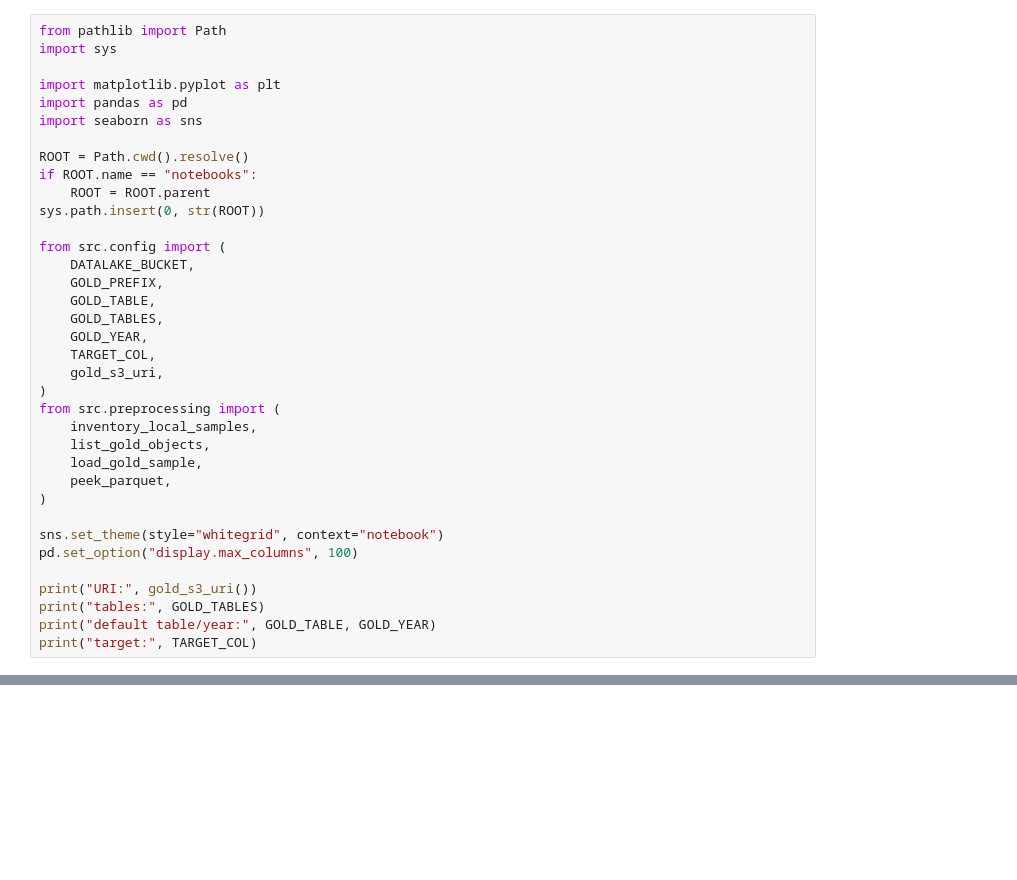
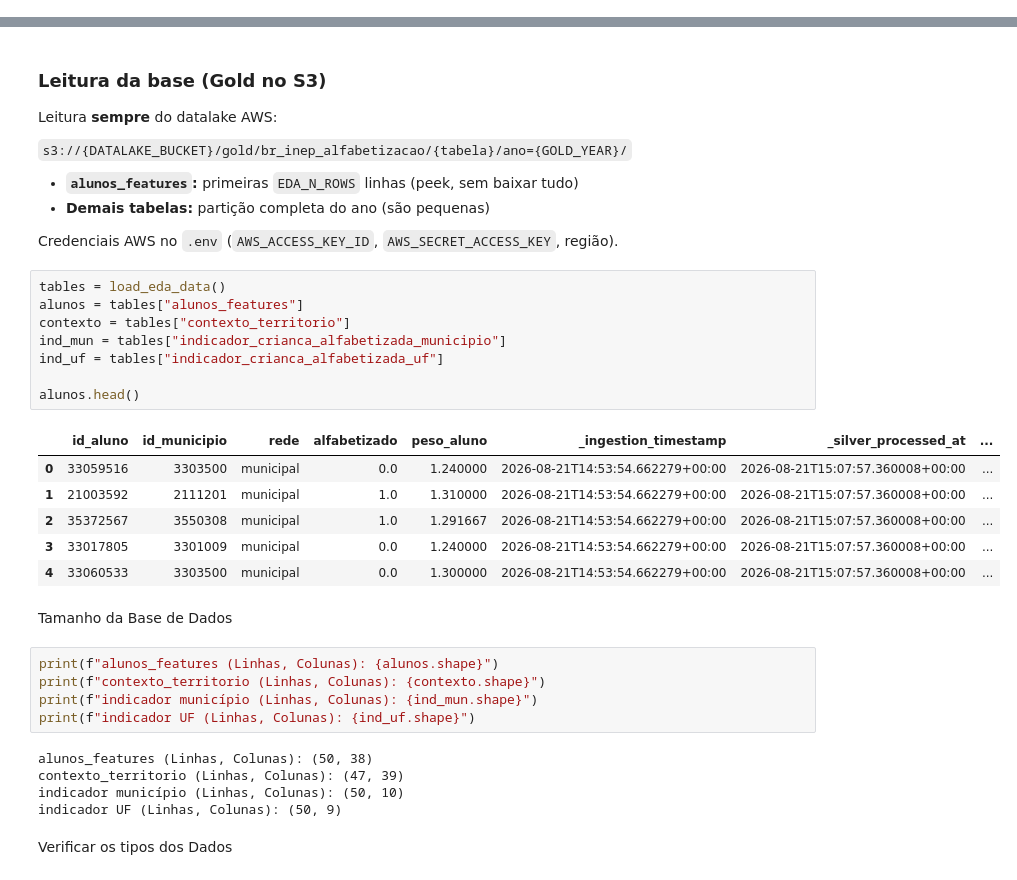
Before and after one commit to aiscientist3/tech-challenge-fase3, a Jupyter notebook: notebooks/01_eda.ipynb, the cells around one changed output, grey strips where cells are left out. Drawn from its saved outputs; the diff is of its cells as text; blank space fills up the shorter version.

```diff
--- a/notebooks/01_eda.ipynb
+++ b/notebooks/01_eda.ipynb
@@ -8,36 +0,0 @@ Amostras locais: `part-*.parquet` na raiz (leitura limitada a 50 linhas).
-# %%
-from pathlib import Path
-import sys
-
-import matplotlib.pyplot as plt
-import pandas as pd
-import seaborn as sns
-
-ROOT = Path.cwd().resolve()
-if ROOT.name == "notebooks":
-    ROOT = ROOT.parent
-sys.path.insert(0, str(ROOT))
-
-from src.config import (
-    DATALAKE_BUCKET,
-    GOLD_PREFIX,
-    GOLD_TABLE,
-    GOLD_TABLES,
-    GOLD_YEAR,
-    TARGET_COL,
-    gold_s3_uri,
-)
-from src.preprocessing import (
-    inventory_local_samples,
-    list_gold_objects,
-    load_gold_sample,
-    peek_parquet,
-)
-
-sns.set_theme(style="whitegrid", context="notebook")
-pd.set_option("display.max_columns", 100)
-
-print("URI:", gold_s3_uri())
-print("tables:", GOLD_TABLES)
-print("default table/year:", GOLD_TABLE, GOLD_YEAR)
-print("target:", TARGET_COL)
@@ -148,0 +64,40 @@ else:
+# %% [markdown]
+### Leitura da base (Gold no S3)
+
+Leitura **sempre** do datalake AWS:
+
+`s3://{DATALAKE_BUCKET}/gold/br_inep_alfabetizacao/{tabela}/ano={GOLD_YEAR}/`
+
+- **`alunos_features`:** primeiras `EDA_N_ROWS` linhas (peek, sem baixar tudo)
+- **Demais tabelas:** partição completa do ano (são pequenas)
+
+Credenciais AWS no `.env` (`AWS_ACCESS_KEY_ID`, `AWS_SECRET_ACCESS_KEY`, região).
+# %%
+tables = load_eda_data()
+alunos = tables["alunos_features"]
+contexto = tables["contexto_territorio"]
+ind_mun = tables["indicador_crianca_alfabetizada_municipio"]
+ind_uf = tables["indicador_crianca_alfabetizada_uf"]
+
+alunos.head()
+# %% [output]
+|  | id_aluno | id_municipio | rede | alfabetizado | peso_aluno | _ingestion_timestamp | _silver_processed_at | ... |
+| 0 | 33059516 | 3303500 | municipal | 0.0 | 1.240000 | 2026-08-21T14:53:54.662279+00:00 | 2026-08-21T15:07:57.360008+00:00 | ... |
+| 1 | 21003592 | 2111201 | municipal | 1.0 | 1.310000 | 2026-08-21T14:53:54.662279+00:00 | 2026-08-21T15:07:57.360008+00:00 | ... |
+| 2 | 35372567 | 3550308 | municipal | 1.0 | 1.291667 | 2026-08-21T14:53:54.662279+00:00 | 2026-08-21T15:07:57.360008+00:00 | ... |
+| 3 | 33017805 | 3301009 | municipal | 0.0 | 1.240000 | 2026-08-21T14:53:54.662279+00:00 | 2026-08-21T15:07:57.360008+00:00 | ... |
+| 4 | 33060533 | 3303500 | municipal | 0.0 | 1.300000 | 2026-08-21T14:53:54.662279+00:00 | 2026-08-21T15:07:57.360008+00:00 | ... |
+# %% [markdown]
+Tamanho da Base de Dados
+# %%
+print(f"alunos_features (Linhas, Colunas): {alunos.shape}")
+print(f"contexto_territorio (Linhas, Colunas): {contexto.shape}")
+print(f"indicador município (Linhas, Colunas): {ind_mun.shape}")
+print(f"indicador UF (Linhas, Colunas): {ind_uf.shape}")
+# %% [output]
+alunos_features (Linhas, Colunas): (50, 38)
+contexto_territorio (Linhas, Colunas): (47, 39)
+indicador município (Linhas, Colunas): (50, 10)
+indicador UF (Linhas, Colunas): (50, 9)
+# %% [markdown]
+Verificar os tipos dos Dados
```
Also changed, not shown: parts of 55 cells of this notebook, 11 other files.
